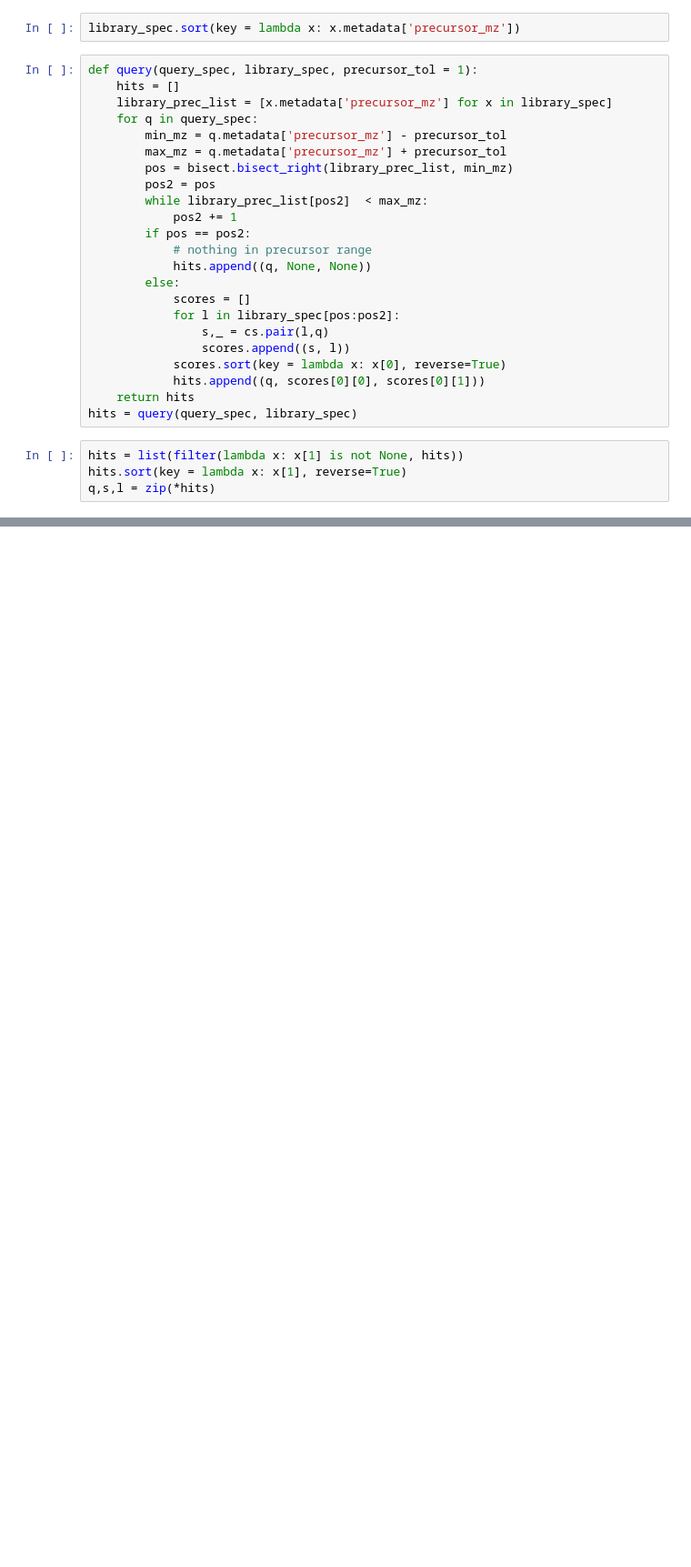
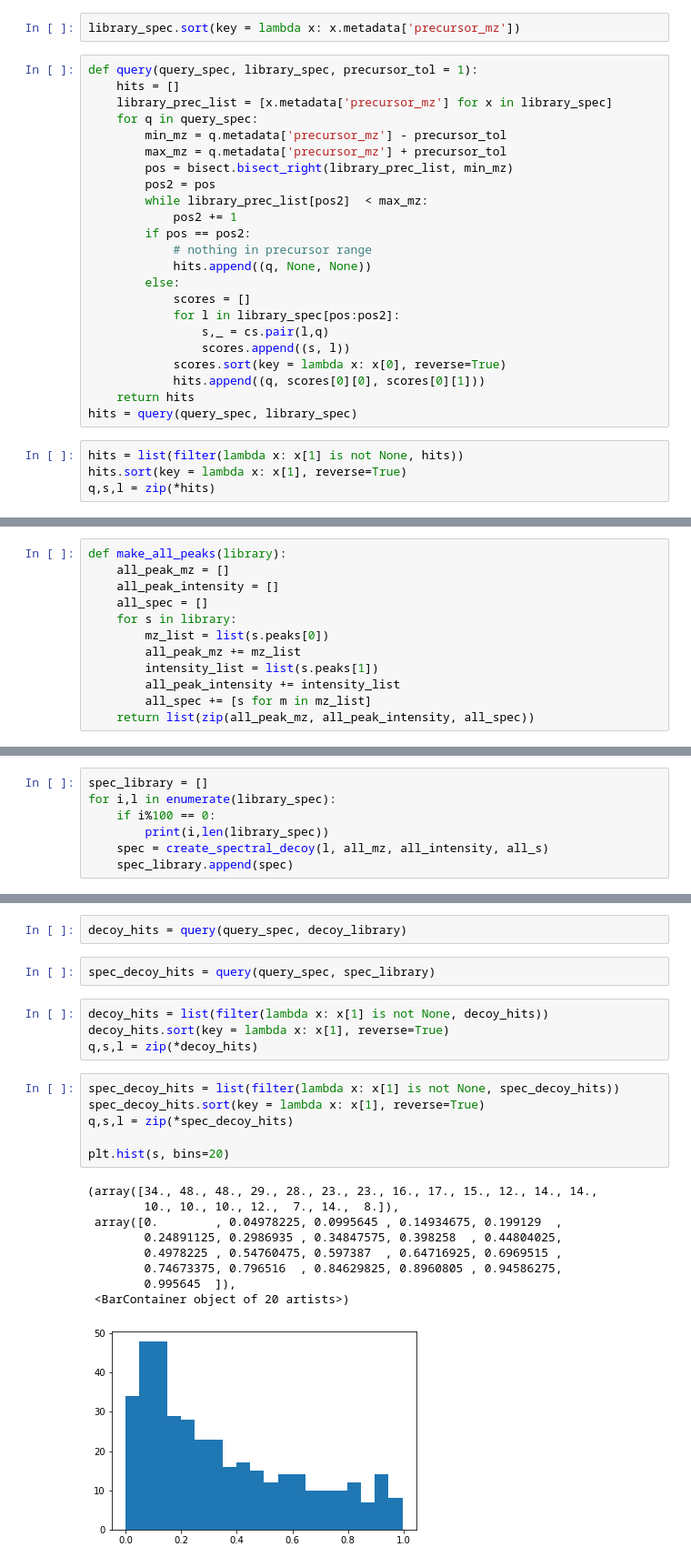
Before and after one commit to nitrozyna/FDR-Metabolomics, a Jupyter notebook: src/passatutto_analysis.ipynb, the cells around one changed output, grey strips where cells are left out. Shown at 91% size. Saved outputs shown, nothing was run; the diff lists cells and outputs as text; blank space fills up the shorter version.

```diff
--- a/src/passatutto_analysis.ipynb
+++ b/src/passatutto_analysis.ipynb
@@ -160,0 +162,12 @@ plt.hist(s, bins=20)
+# %%
+def make_all_peaks(library):
+    all_peak_mz = []
+    all_peak_intensity = []
+    all_spec = []
+    for s in library:
+        mz_list = list(s.peaks[0])
+        all_peak_mz += mz_list
+        intensity_list = list(s.peaks[1])
+        all_peak_intensity += intensity_list
+        all_spec += [s for m in mz_list]
+    return list(zip(all_peak_mz, all_peak_intensity, all_spec))
@@ -160,0 +266,7 @@ plt.hist(s, bins=20)
+# %%
+spec_library = []
+for i,l in enumerate(library_spec):
+    if i%100 == 0:
+        print(i,len(library_spec))
+    spec = create_spectral_decoy(l, all_mz, all_intensity, all_s)
+    spec_library.append(spec)
@@ -160,0 +294,24 @@ plt.hist(s, bins=20)
+# %%
+decoy_hits = query(query_spec, decoy_library)
+# %%
+spec_decoy_hits = query(query_spec, spec_library)
+# %%
+decoy_hits = list(filter(lambda x: x[1] is not None, decoy_hits))
+decoy_hits.sort(key = lambda x: x[1], reverse=True)
+q,s,l = zip(*decoy_hits)
+# %%
+spec_decoy_hits = list(filter(lambda x: x[1] is not None, spec_decoy_hits))
+spec_decoy_hits.sort(key = lambda x: x[1], reverse=True)
+q,s,l = zip(*spec_decoy_hits)
+
+plt.hist(s, bins=20)
+# %% [output]
+(array([34., 48., 48., 29., 28., 23., 23., 16., 17., 15., 12., 14., 14.,
+        10., 10., 10., 12.,  7., 14.,  8.]),
+ array([0.        , 0.04978225, 0.0995645 , 0.14934675, 0.199129  ,
+        0.24891125, 0.2986935 , 0.34847575, 0.398258  , 0.44804025,
+        0.4978225 , 0.54760475, 0.597387  , 0.64716925, 0.6969515 ,
+        0.74673375, 0.796516  , 0.84629825, 0.8960805 , 0.94586275,
+        0.995645  ]),
+ <BarContainer object of 20 artists>)
+[figure, added]
```
Also changed, not shown: parts of 13 cells of this notebook, 3 other files.
